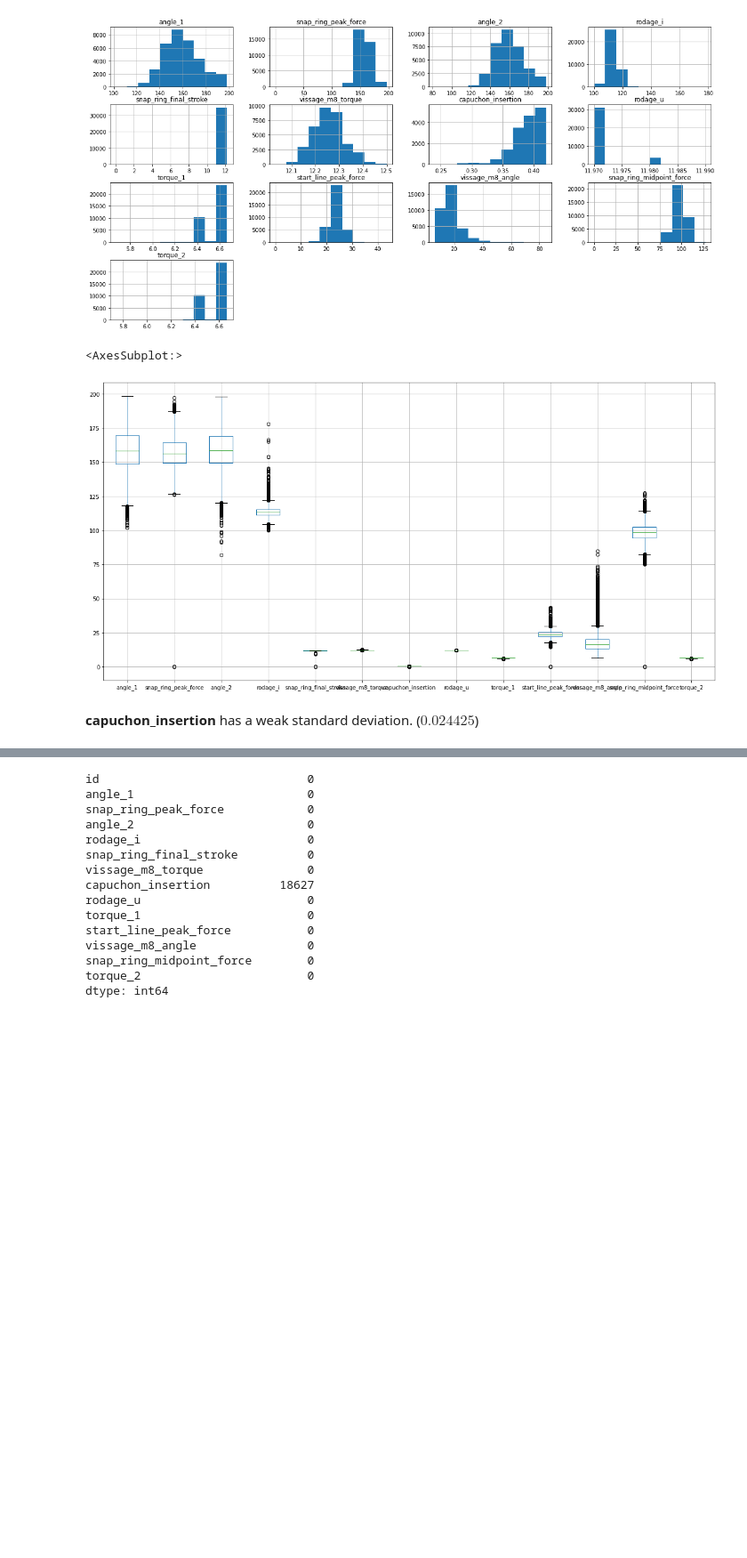
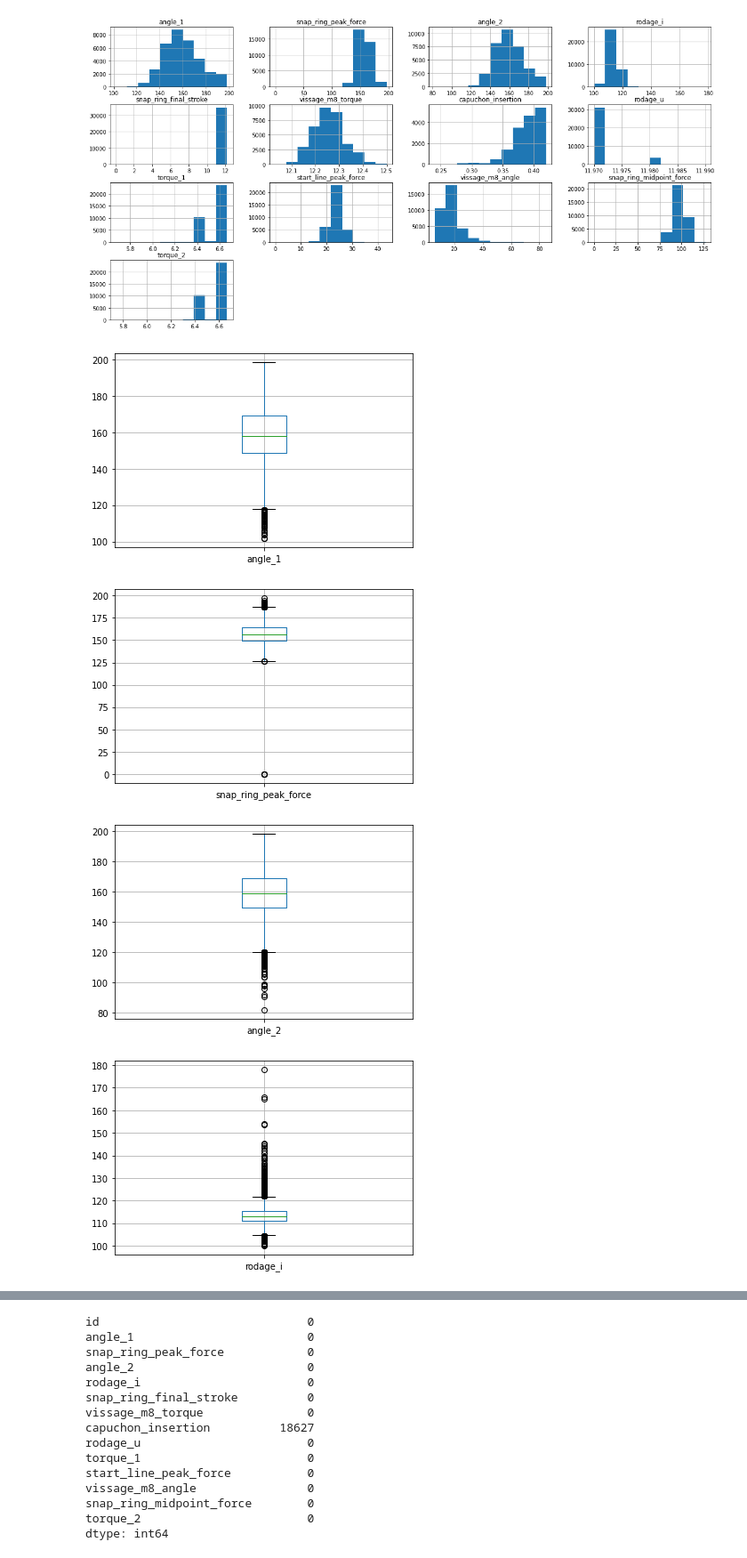
Before and after one commit to FABallemand/DefectPredictionOnProductionLines, a Jupyter notebook: data_analysis/data_analysis.ipynb, the cells around one changed output, grey strips where cells are left out. Shown at 89% size. Drawn from its saved outputs; the diff is of its cells as text; code cells hidden in the pictures; blank space fills up the shorter version.

```diff
--- a/data_analysis/data_analysis.ipynb
+++ b/data_analysis/data_analysis.ipynb
@@ -79,10 +83,14 @@ array([[<AxesSubplot:title={'center':'angle_1'}>,
        [<AxesSubplot:title={'center':'torque_2'}>, <AxesSubplot:>,
         <AxesSubplot:>, <AxesSubplot:>]], dtype=object)
 [figure]
-# %%
-train_input.boxplot(figsize=(20,10)) # For each feature
-# %% [output]
-<AxesSubplot:>
-[figure, removed]
-# %% [markdown]
-**capuchon_insertion** has a weak standard deviation. ($0.024425$)
+# %%
+# train_input.boxplot(column=train_input.columns.tolist()[1:], figsize=(20,10))
+
+for column in train_input.columns.tolist()[1:]:
+    plt.figure()
+    train_input.boxplot([column])
+# %% [output]
+[figure, added]
+[figure, added]
+[figure, added]
+[figure, added]
```
Also changed, not shown: parts of 26 cells of this notebook.
